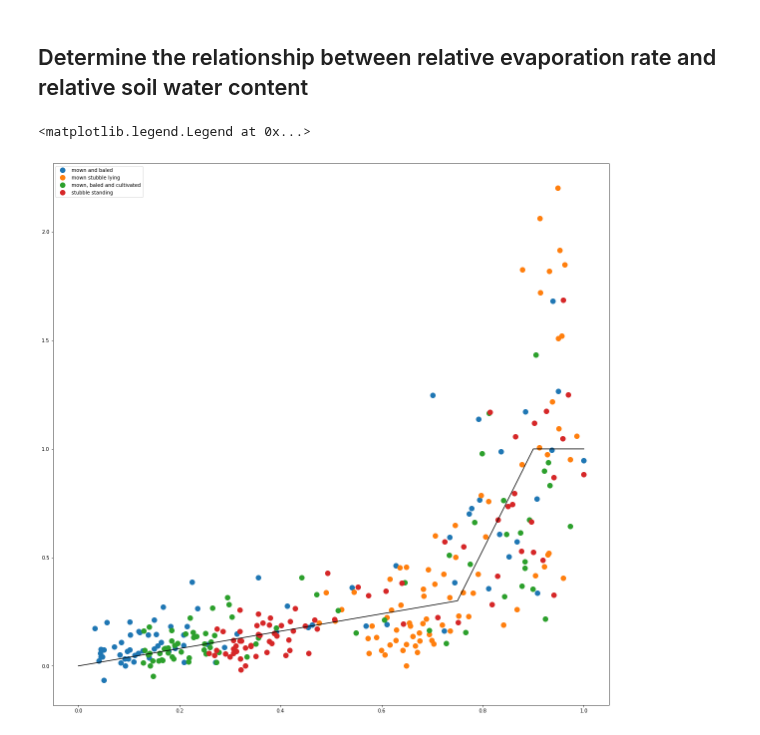
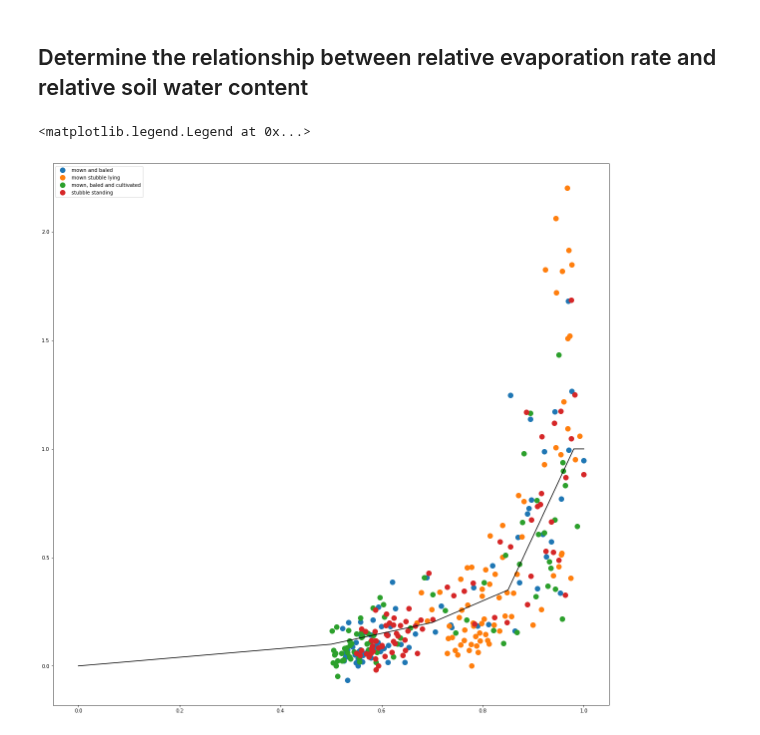
Before and after one commit to HamishBrownPFR/CropWaterAnalysis, a Jupyter notebook: Evaporation/Evaporation.ipynb, the cells around one changed output. Saved outputs shown, nothing was run; the diff lists cells and outputs as text; code cells hidden in the pictures.

```diff
--- a/Evaporation/Evaporation.ipynb
+++ b/Evaporation/Evaporation.ipynb
@@ -13,7 +13,7 @@ import MathsUtilities as MUte
 # %% [markdown]
 ### Met Data
 # %%
-MetData = pd.read_pickle('BroadFieldsMet.pkl')
+MetData = pd.read_pickle('../BroadFieldsMet.pkl')
 DaylightIndex = MetData.IncomingRadnMJ.where(MetData.IncomingRadnMJ>0.002)
 DaylightIndex.dropna(inplace=True)
 DaylightIndex = DaylightIndex.index.tolist()
@@ -152,37 +153,37 @@ def DaysSinceRain(RainToday,DSRyesterday):
                 else:
                     return -3
 
 for d in CleanDays.index:
     if d == CleanDays.index.min():
         CleanDays.loc[d,'DSR'] = 0
     else:
         CleanDays.loc[d,'DSR'] = DaysSinceRain(CleanDays.loc[d,'Rainfall'],
                                               CleanDays.loc[d - datetime.timedelta(1),'DSR'])
 
 CleanDays.loc[:,'Test'] = (CleanDays.loc[:,'DSR']>0) & (CleanDays.loc[:,'PET']>1)
 
 #Calculate relative water content for each plot.
-LowerLimit = 0.16 #assume the same LL for all plots
+LowerLimit = 0.08 #assume the same LL for all plots
 AW = DailySWC.subtract(LowerLimit)
 FieldCapacity = DailySWC.loc[CleanDays.loc[:,'Test'],:].max(axis=0)
 AWC = FieldCapacity - LowerLimit
 RelativeWC = AW.divide(AWC,axis=1)
 
 Treatments = ResidueExptSWC.columns.get_level_values(0).drop_duplicates().values
 Graph = plt.figure(figsize=(20,20))
 ax = Graph.add_subplot(1,1,1)
 for T in Treatments:
     plt.plot(RelativeWC.loc[CleanDays.Test,(T,1)].mean(axis=1),
              RelativeEvap.loc[CleanDays.Test,T],'o',ms=10)
 
-Xs = [0,0.75,0.9,1.0]
-Ys = [0,0.3,1.0,1.0]
+Xs = [0,0.5,0.7,0.85,0.98,1.0]
+Ys = [0,0.1,0.2,0.35,1.00,1.0]
 
 plt.plot(Xs,Ys,'-k')
 plt.legend()
 # %% [output]
 <matplotlib.legend.Legend at 0x...>
-[figure, old version]
+[figure, new version]
 # %%
 Treatments = ResidueExptSWC.columns.get_level_values(0).drop_duplicates().values
 Graph = plt.figure(figsize=(20,20))
```
Also changed, not shown: parts of 3 cells of this notebook.
